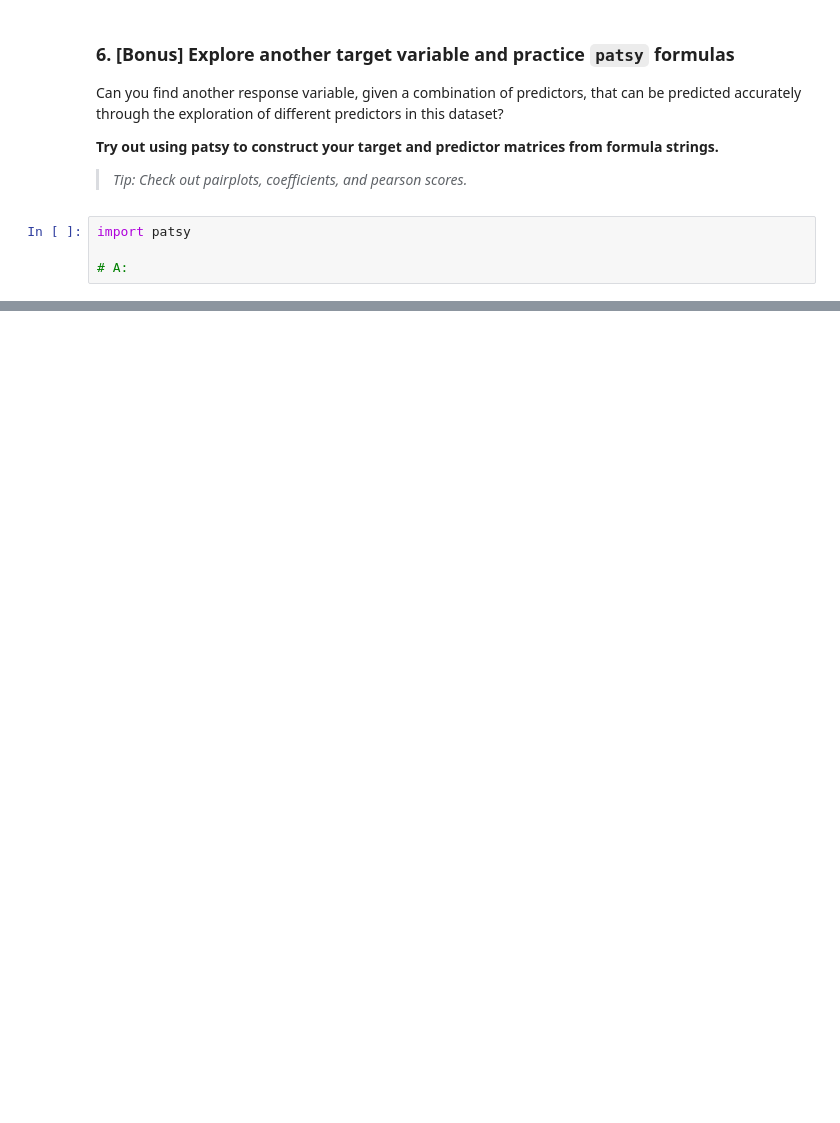
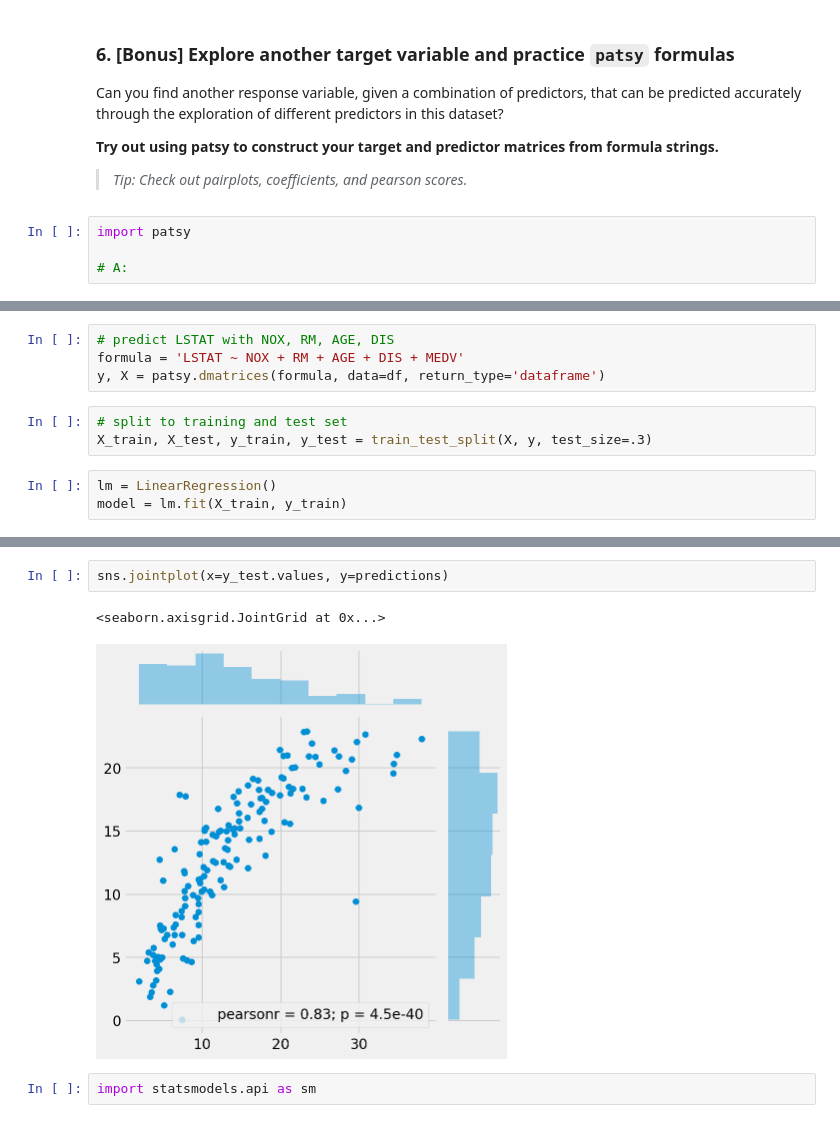
Before and after one commit to davidyan92/dsi, a Jupyter notebook: week-04/evaluation-cross_validation_train_test-lab/train-test-cross-validation-lab.ipynb, the cells around one changed output, grey strips where cells are left out. Saved outputs shown, nothing was run; the diff lists cells and outputs as text; blank space fills up the shorter version.

Commit message:
edited regression group project

```diff
--- a/week-04/evaluation-cross_validation_train_test-lab/train-test-cross-validation-lab.ipynb
+++ b/week-04/evaluation-cross_validation_train_test-lab/train-test-cross-validation-lab.ipynb
@@ -250,0 +326,10 @@ import patsy
+# %%
+# predict LSTAT with NOX, RM, AGE, DIS
+formula = 'LSTAT ~ NOX + RM + AGE + DIS + MEDV'
+y, X = patsy.dmatrices(formula, data=df, return_type='dataframe')
+# %%
+# split to training and test set
+X_train, X_test, y_train, y_test = train_test_split(X, y, test_size=.3)
+# %%
+lm = LinearRegression()
+model = lm.fit(X_train, y_train)
@@ -250,0 +351,7 @@ import patsy
+# %%
+sns.jointplot(x=y_test.values, y=predictions)
+# %% [output]
+<seaborn.axisgrid.JointGrid at 0x...>
+[figure, added]
+# %%
+import statsmodels.api as sm
```
Also changed, not shown: parts of 23 cells of this notebook, 15 other files.
